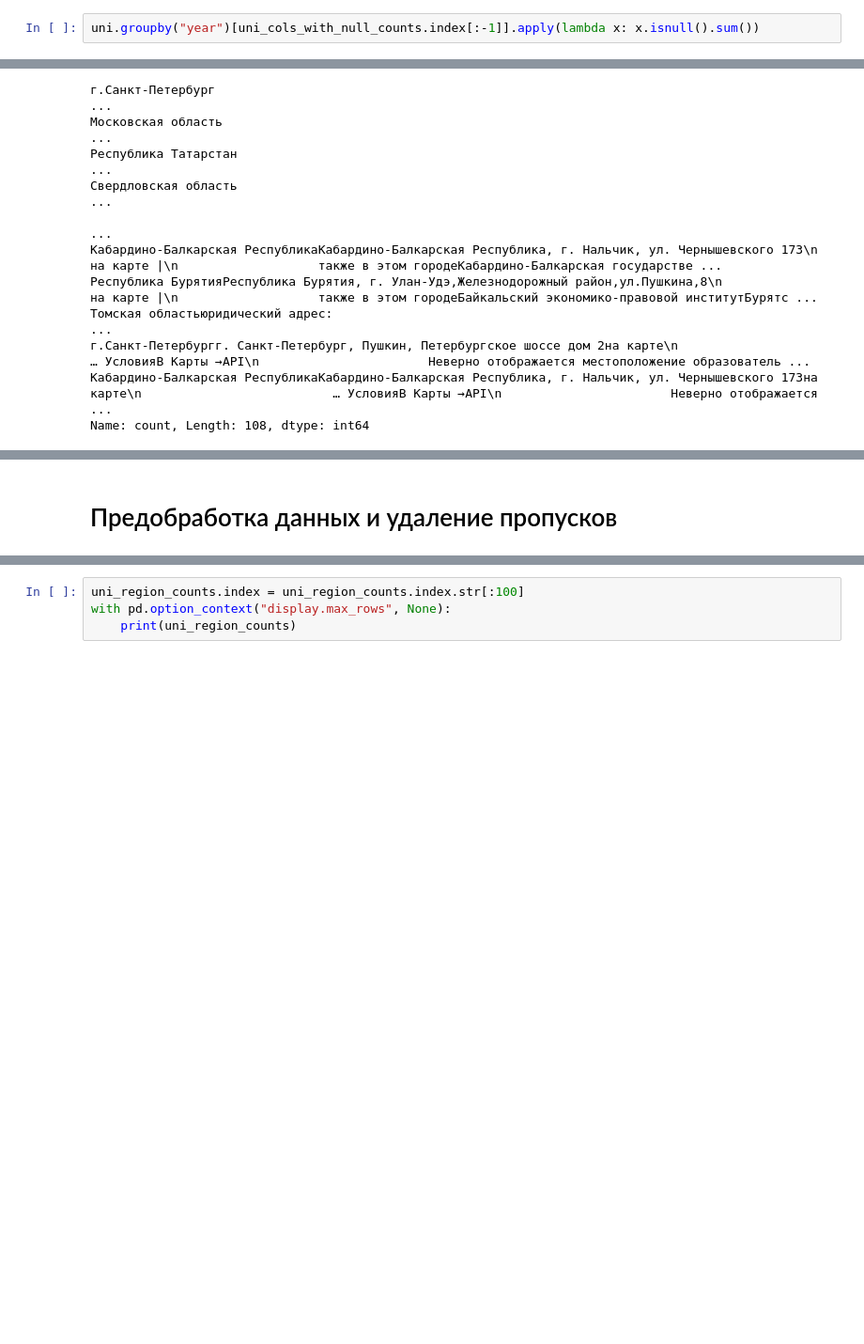
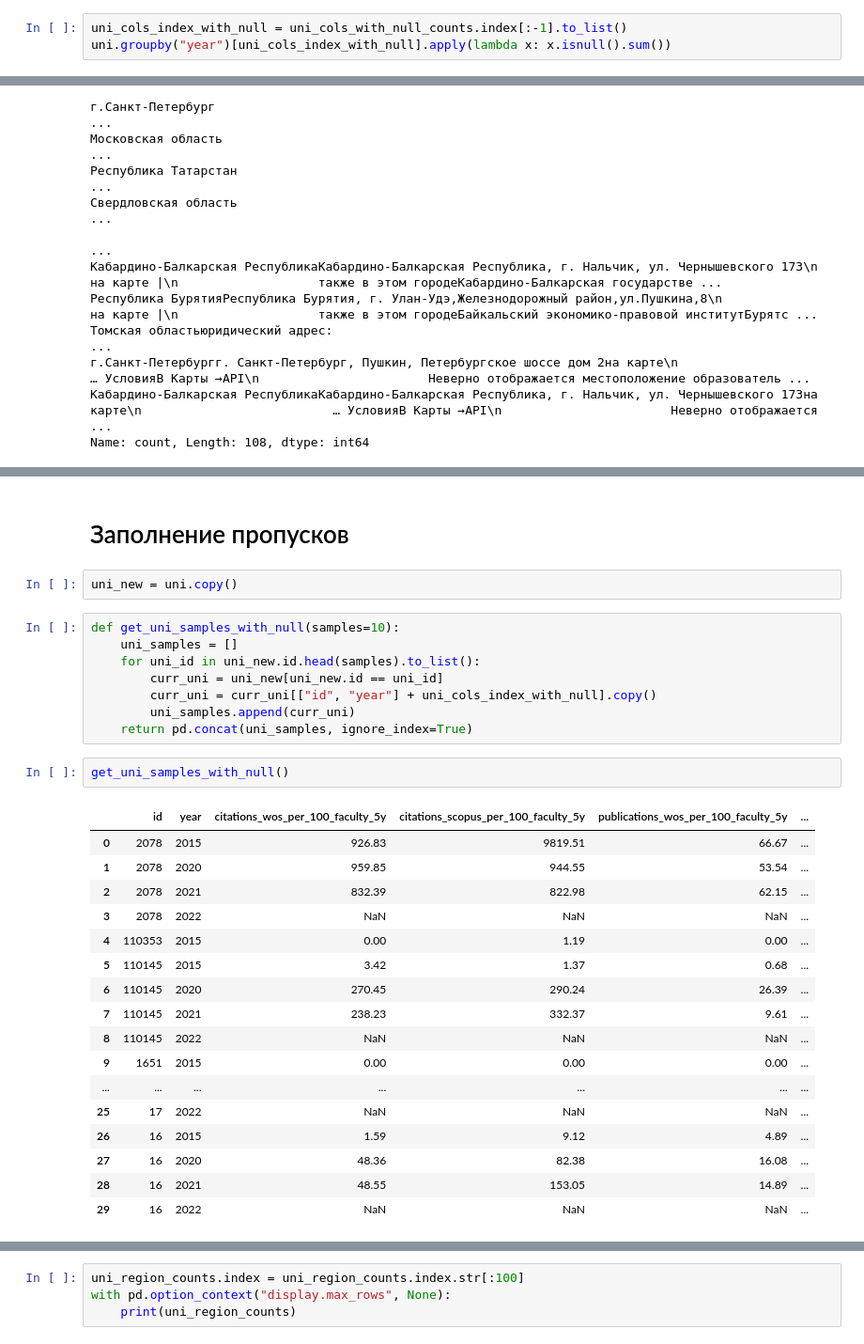
Before and after one commit to sosnovskiim/MachineLearning, a Jupyter notebook: Курс 3 - Машинное обучение и нейронные сети/2. Кластеризация/2.1 Кластеризация вузов/2.1 Кластеризация вузов.ipynb, the cells around one changed output, grey strips where cells are left out. Shown at 94% size. Drawn from its saved outputs; the diff is of its cells as text; blank space fills up the shorter version.

```diff
--- a/Курс 3 - Машинное обучение и нейронные сети/2. Кластеризация/2.1 Кластеризация вузов/2.1 Кластеризация вузов.ipynb
+++ b/Курс 3 - Машинное обучение и нейронные сети/2. Кластеризация/2.1 Кластеризация вузов/2.1 Кластеризация вузов.ipynb
@@ -317,7 +476,8 @@ publications_scopus_per_100_faculty_5y    681
 site                                       13
 dtype: int64
 # %%
-uni.groupby("year")[uni_cols_with_null_counts.index[:-1]].apply(lambda x: x.isnull().sum())
+uni_cols_index_with_null = uni_cols_with_null_counts.index[:-1].to_list()
+uni.groupby("year")[uni_cols_index_with_null].apply(lambda x: x.isnull().sum())
 # %% [output]
 |  | citations_wos_per_100_faculty_5y | citations_scopus_per_100_faculty_5y | publications_wos_per_100_faculty_5y | publications_scopus_per_100_facul... |
 | year |  |  |  |  |
@@ -403,4 +559,34 @@ type
 Российская академия наук                                                              1
 Name: count, dtype: int64
 # %% [markdown]
-# Предобработка данных и удаление пропусков
+# Заполнение пропусков
+# %%
+uni_new = uni.copy()
+# %%
+def get_uni_samples_with_null(samples=10):
+    uni_samples = []
+    for uni_id in uni_new.id.head(samples).to_list():
+        curr_uni = uni_new[uni_new.id == uni_id]
+        curr_uni = curr_uni[["id", "year"] + uni_cols_index_with_null].copy()
+        uni_samples.append(curr_uni)
+    return pd.concat(uni_samples, ignore_index=True)
+# %%
+get_uni_samples_with_null()
+# %% [output]
+|  | id | year | citations_wos_per_100_faculty_5y | citations_scopus_per_100_faculty_5y | publications_wos_per_100_faculty_5y | ... |
+| 0 | 2078 | 2015 | 926.83 | 9819.51 | 66.67 | ... |
+| 1 | 2078 | 2020 | 959.85 | 944.55 | 53.54 | ... |
+| 2 | 2078 | 2021 | 832.39 | 822.98 | 62.15 | ... |
+| 3 | 2078 | 2022 | NaN | NaN | NaN | ... |
+| 4 | 110353 | 2015 | 0.00 | 1.19 | 0.00 | ... |
+| 5 | 110145 | 2015 | 3.42 | 1.37 | 0.68 | ... |
+| 6 | 110145 | 2020 | 270.45 | 290.24 | 26.39 | ... |
+| 7 | 110145 | 2021 | 238.23 | 332.37 | 9.61 | ... |
+| 8 | 110145 | 2022 | NaN | NaN | NaN | ... |
+| 9 | 1651 | 2015 | 0.00 | 0.00 | 0.00 | ... |
+| ... | ... | ... | ... | ... | ... | ... |
+| 25 | 17 | 2022 | NaN | NaN | NaN | ... |
+| 26 | 16 | 2015 | 1.59 | 9.12 | 4.89 | ... |
+| 27 | 16 | 2020 | 48.36 | 82.38 | 16.08 | ... |
+| 28 | 16 | 2021 | 48.55 | 153.05 | 14.89 | ... |
+| 29 | 16 | 2022 | NaN | NaN | NaN | ... |
```
Also changed, not shown: parts of 40 cells of this notebook.
